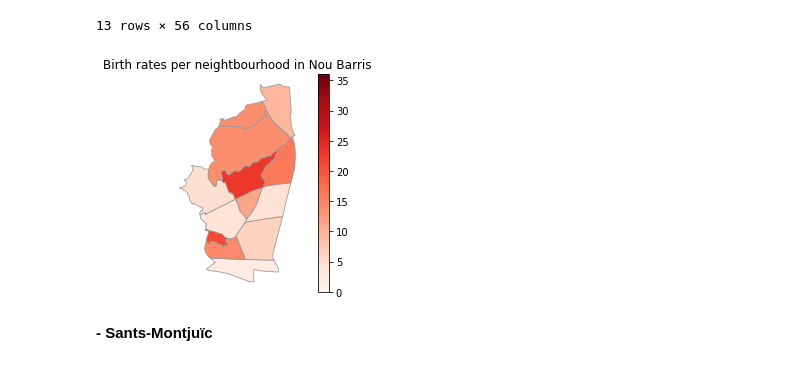
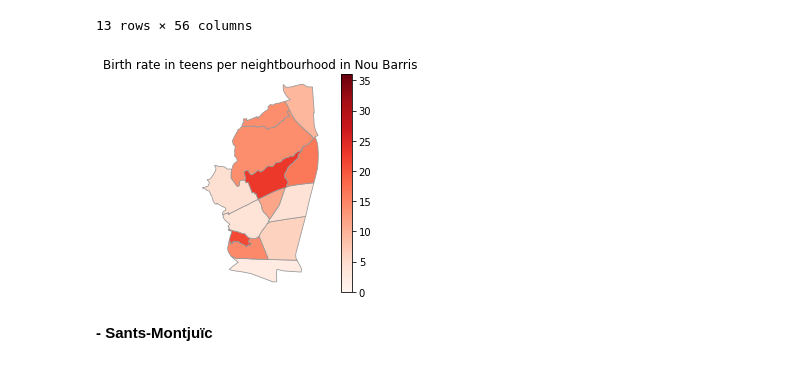
Before and after one commit to JuliaAT/AVDM-project, a Jupyter notebook: Barrios.ipynb, the cells around one changed output. Drawn from its saved outputs; the diff is of its cells as text; code cells hidden in the pictures.

```diff
--- a/Barrios.ipynb
+++ b/Barrios.ipynb
@@ -193,23 +193,23 @@ See the caveats in the documentation: https://pandas.pydata.org/pandas-docs/stab
 # %%
 # set the range for the choropleth
 vmin, vmax = 0, 36
 # create figure and axes for Matplotlib
 fig, ax = plt.subplots(1, figsize=(6, 4))
 
 merged_df_Nou_Barris_15_19.plot(column = 'Nombre', cmap = 'Reds',ax = ax, linewidth = 0.8, edgecolor = '0.6',vmin = 0, vmax = 36)
 # add a title
 plt.axis('off')
-plt.title('Birth rates per neightbourhood in Nou Barris')
+plt.title('Birth rate in teens per neightbourhood in Nou Barris')
 # Create colorbar as a legend
 sm = plt.cm.ScalarMappable(cmap='Reds', norm=plt.Normalize(vmin=vmin, vmax=vmax))
 
 sm._A = []
 # add the colorbar to the figure
 cbar = fig.colorbar(sm,ax=ax)
 #saving our map as .png file.
-fig.savefig('Nou_Barris_15_19.png', dpi=300)
+fig.savefig('./Plots/Neightbourhoods_15_19/Nou_Barris_15_19.png', dpi=300)
 # %% [output]
-[figure, old version]
+[figure, new version]
 # %% [markdown]
 **- Sants-Montjuïc**
 # %%
```
Also changed, not shown: parts of 7 cells of this notebook, 7 other files.
